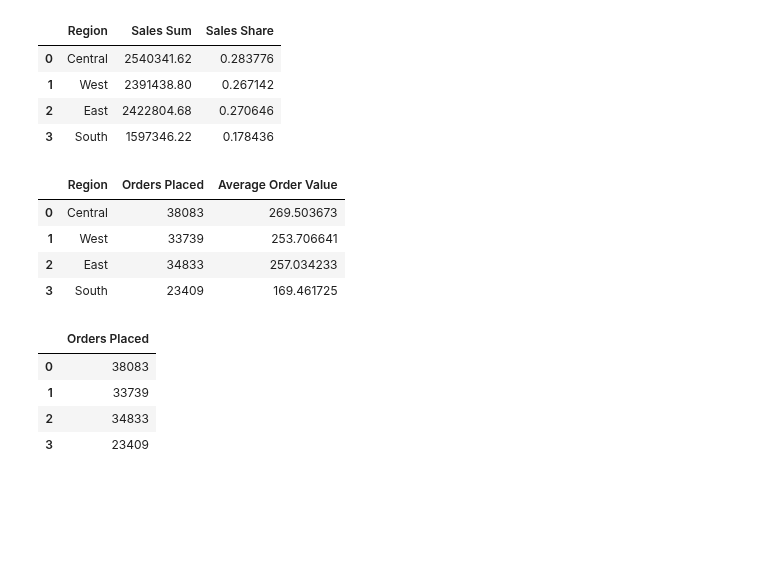
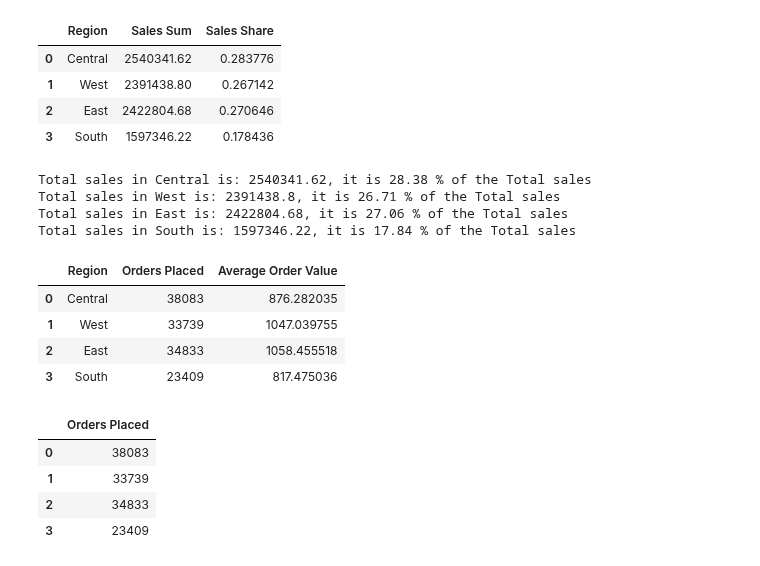
Before and after one commit to laglead/IS834_Fall_2026, a Jupyter notebook: Session 03 - Pandas I - Importing and Exploration/03_Analytics_with_pandas.ipynb, the cells around one changed output. Drawn from its saved outputs; the diff is of its cells as text; code cells hidden in the pictures; blank space fills up the shorter version.

```diff
--- a/Session 03 - Pandas I - Importing and Exploration/03_Analytics_with_pandas.ipynb
+++ b/Session 03 - Pandas I - Importing and Exploration/03_Analytics_with_pandas.ipynb
@@ -961,28 +988,43 @@ a = []
 for i in orders.Region.unique():
     sum = orders.Sales[orders.Region == i].sum()
     share = orders.Sales[orders.Region == i].sum() / orders.Sales.sum()
-    a.append({'Region':i, 'Sales Sum':sum, 'Sales Share':share})
+    a.append({'Region':i, 'Sales Sum':sum,
+              'Sales Share':share})
 dfa = pd.DataFrame(a)
 dfa
+
+# dfa['Sales Share'].sum()
 # %% [output]
 |  | Region | Sales Sum | Sales Share |
 | 0 | Central | 2540341.62 | 0.283776 |
 | 1 | West | 2391438.80 | 0.267142 |
 | 2 | East | 2422804.68 | 0.270646 |
 | 3 | South | 1597346.22 | 0.178436 |
+# %%
+for i in orders.Region.unique():
+    sum = orders.Sales[orders.Region == i].sum()
+    share = orders.Sales[orders.Region == i].sum() / orders.Sales.sum()
+    # print('Total sales in '+ i + ' is: ' + str(sum.round(2)) + ', ' + 'it is ' + str(share.round(2)*100) + ' X of the Total sales')
+    print(f'Total sales in {i} is: {sum.round(2)}, it is {(share*100).round(2)} % of the Total sales')
+# %% [output]
+Total sales in Central is: 2540341.62, it is 28.38 % of the Total sales
+Total sales in West is: 2391438.8, it is 26.71 % of the Total sales
+Total sales in East is: 2422804.68, it is 27.06 % of the Total sales
+Total sales in South is: 1597346.22, it is 17.84 % of the Total sales
 # %%
 # Your code here -- step 3: orders placed and average order value per region, then a chart
 b = []
 for i in orders.Region.unique():
     placed = orders['Quantity ordered new'][orders.Region == i].sum()
-    avg = orders.Sales[orders.Region == i].sum() / orders.Sales.count()
+    # avg = orders.Sales[orders.Region == i].sum() / orders.Sales[orders.Region == i].count()
+    avg = orders.Sales[orders.Region == i].mean()
     b.append({'Region':i, 'Orders Placed':placed, 'Average Order Value':avg})
 dfb = pd.DataFrame(b)
 dfb
 # %% [output]
 |  | Region | Orders Placed | Average Order Value |
-| 0 | Central | 38083 | 269.503673 |
-| 1 | West | 33739 | 253.706641 |
-| 2 | East | 34833 | 257.034233 |
-| 3 | South | 23409 | 169.461725 |
+| 0 | Central | 38083 | 876.282035 |
+| 1 | West | 33739 | 1047.039755 |
+| 2 | East | 34833 | 1058.455518 |
+| 3 | South | 23409 | 817.475036 |
 # %%
```
Also changed, not shown: parts of 4 cells of this notebook.
